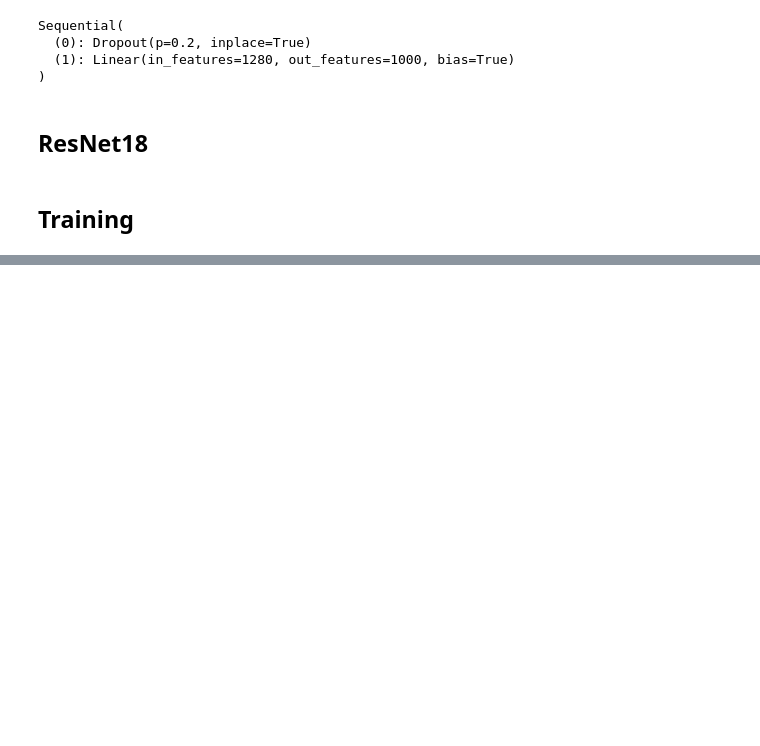
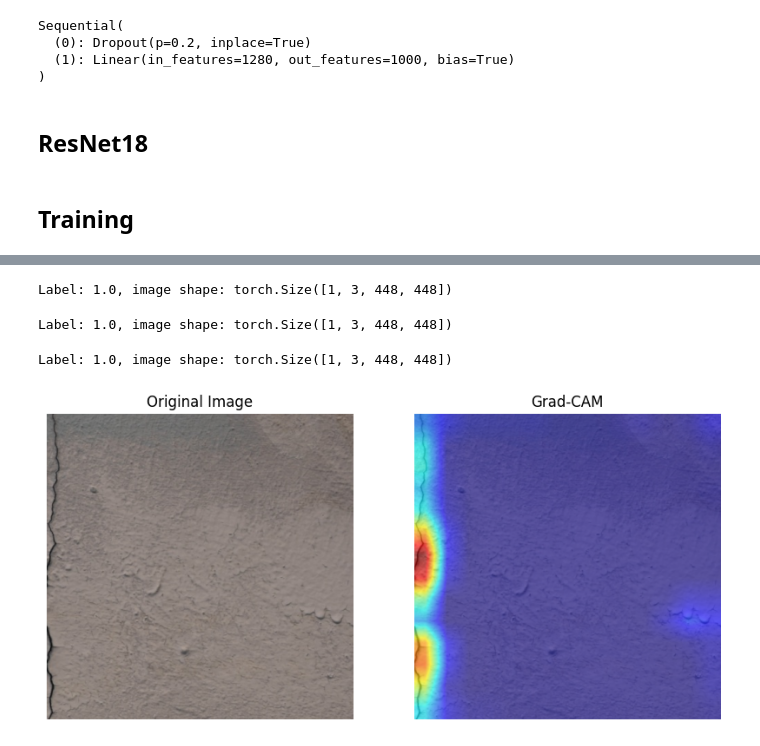
Before and after one commit to noNScop/Road_Cracks, a Jupyter notebook: classifier_training.ipynb, the cells around one changed output, grey strips where cells are left out. Cells and saved outputs as stored; diff of their text form; code cells hidden in the pictures; blank space fills up the shorter version.

Commit message:
Grad CAM experiments

```diff
--- a/classifier_training.ipynb
+++ b/classifier_training.ipynb
@@ -343,3 +354,7 @@ KeyboardInterrupt:
+# %%
+checkpoint = torch.load('model_checkpoints/effnet_b0.pth')
+model.load_state_dict(checkpoint['model_state_dict'])
+model.eval()
 # %%
 import matplotlib.pyplot as plt
 
@@ -379,0 +398,18 @@ with torch.inference_mode():
+# %%
+batch, target = next(iter(test_dl))
+
+# take first image and label
+image_tensor = batch[0].unsqueeze(0)  # shape: (1, C, H, W)
+label = target[0].item()
+
+print(f"Label: {label}, image shape: {image_tensor.shape}")
+# %% [output]
+Label: 1.0, image shape: torch.Size([1, 3, 448, 448])
+# %%
+idx = 6
+image_tensor = batch[idx].unsqueeze(0)  # shape: (1, C, H, W)
+label = target[idx].item()
+
+print(f"Label: {label}, image shape: {image_tensor.shape}")
+# %% [output]
+Label: 1.0, image shape: torch.Size([1, 3, 448, 448])
@@ -379,0 +446,8 @@ with torch.inference_mode():
+# %%
+idx = 13
+image_tensor = batch[idx].unsqueeze(0)  # shape: (1, C, H, W)
+label = target[idx].item()
+
+print(f"Label: {label}, image shape: {image_tensor.shape}")
+# %% [output]
+Label: 1.0, image shape: torch.Size([1, 3, 448, 448])
@@ -379,0 +456,26 @@ with torch.inference_mode():
+# %%
+target_layers = [model.features[8]]
+cam = GradCAMPlusPlus(model=model, target_layers=target_layers)
+
+targets = [BinaryClassifierOutputTarget(1)]  # True = class 1 ("crack")
+grayscale_cam = cam(input_tensor=image_tensor, targets=targets)[0, :]
+
+img = image_tensor.squeeze(0).permute(1, 2, 0).detach().numpy()
+img = np.clip(img, 0, 1)  # make sure values in [0, 1]
+
+# overlay CAM
+cam_overlay = show_cam_on_image(img, grayscale_cam, use_rgb=True)
+
+# show side-by-side
+fig, axs = plt.subplots(1, 2, figsize=(10, 5))
+axs[0].imshow(img)
+axs[0].set_title("Original Image")
+axs[0].axis("off")
+
+axs[1].imshow(cam_overlay)
+axs[1].set_title("Grad-CAM")
+axs[1].axis("off")
+
+plt.show()
+# %% [output]
+[figure, added]
```
Also changed, not shown: parts of 14 cells of this notebook, 4 other files.
